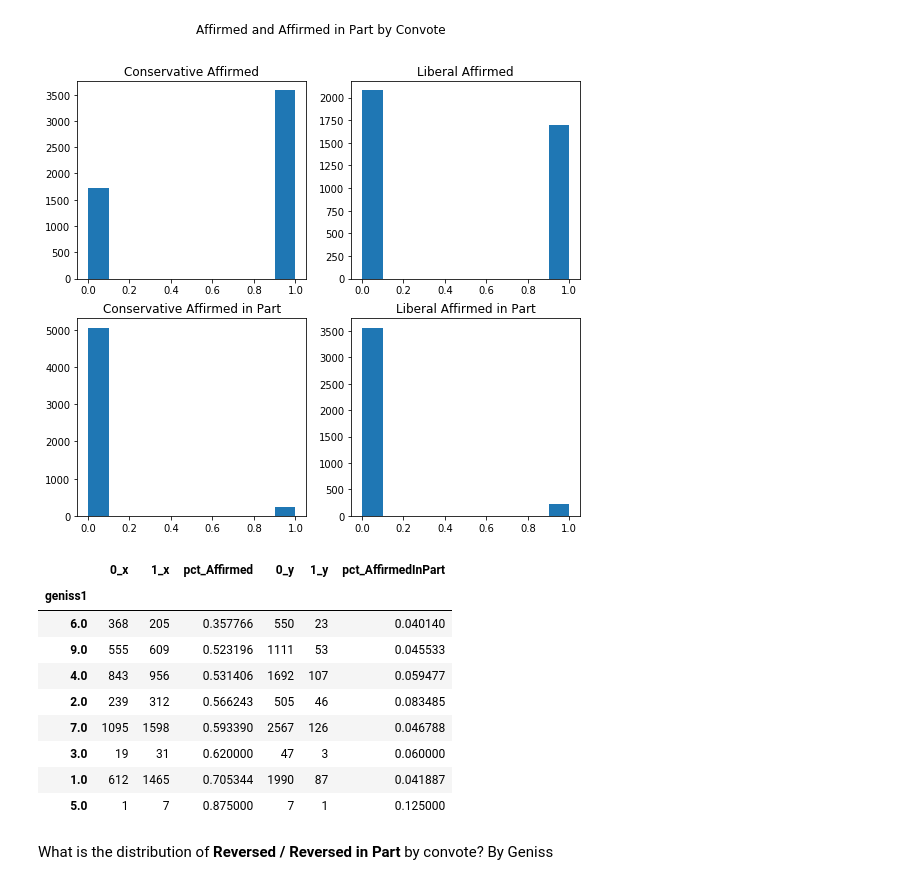
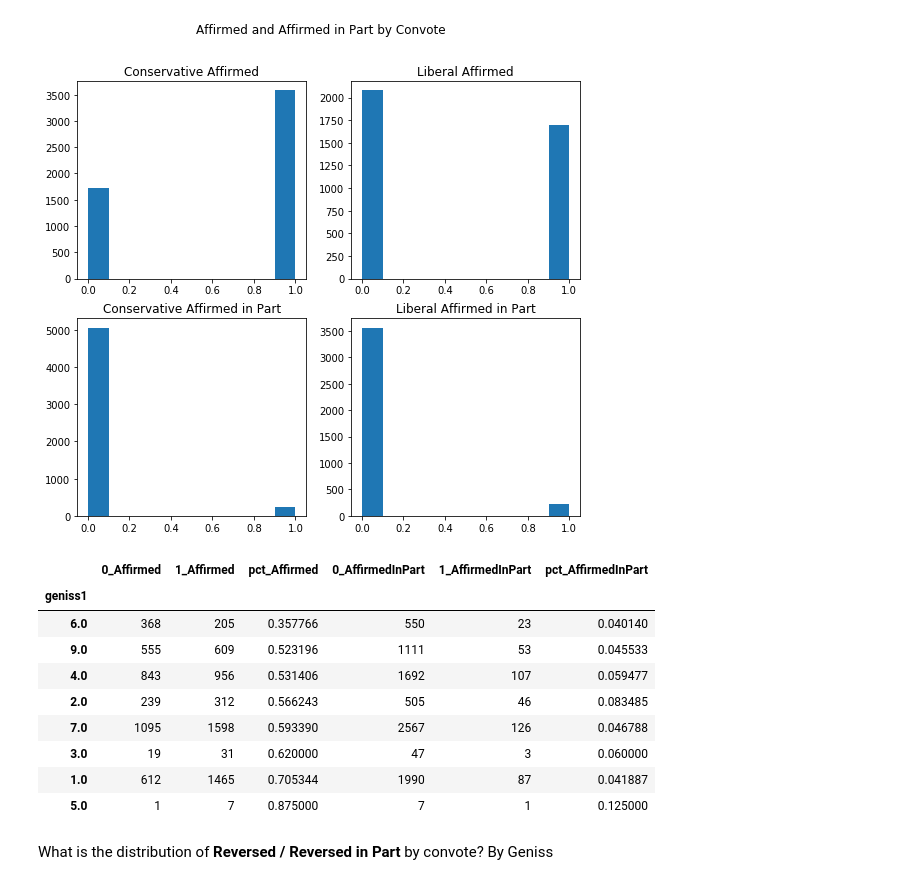
Before and after one commit to kailin-lu/CaseClassifier, a Jupyter notebook: CaseClassification.ipynb, the cells around one changed output. Drawn from its saved outputs; the diff is of its cells as text; code cells hidden in the pictures.

```diff
--- a/Train.ipynb
+++ b/CaseClassification.ipynb
@@ -163,18 +164,21 @@ plt.suptitle('Affirmed and Affirmed in Part by Convote')
 <matplotlib.text.Text at 0x...>
 [figure]
 # %%
+# Affirmed / Affirmed in part by geniss
 aff_by_geniss = pd.pivot_table(aff, index='geniss1', columns='Affirmed',
                                values='caseid', aggfunc='count')
 aff_by_geniss['pct_Affirmed'] = aff_by_geniss[1] / (aff_by_geniss[1] +aff_by_geniss[0])
 aff_by_geniss.sort_values(by='pct_Affirmed', inplace=True)
 
 affinpart_by_geniss = pd.pivot_table(aff, index='geniss1', columns='AffirmedInPart',
                                values='caseid', aggfunc='count')
 affinpart_by_geniss['pct_AffirmedInPart'] = affinpart_by_geniss[1] / (affinpart_by_geniss[1]+affinpart_by_geniss[0])
 aff_by_geniss = aff_by_geniss.merge(affinpart_by_geniss, left_index=True, right_index=True)
+aff_by_geniss.columns = ['0_Affirmed', '1_Affirmed', 'pct_Affirmed',
+                         '0_AffirmedInPart', '1_AffirmedInPart', 'pct_AffirmedInPart']
 aff_by_geniss
 # %% [output]
-|  | 0_x | 1_x | pct_Affirmed | 0_y | 1_y | pct_AffirmedInPart |
+|  | 0_Affirmed | 1_Affirmed | pct_Affirmed | 0_AffirmedInPart | 1_AffirmedInPart | pct_AffirmedInPart |
 | geniss1 |  |  |  |  |  |  |
 | 6.0 | 368 | 205 | 0.357766 | 550 | 23 | 0.040140 |
 | 9.0 | 555 | 609 | 0.523196 | 1111 | 53 | 0.045533 |
```
Also changed, not shown: parts of 41 cells of this notebook, 6 other files.
